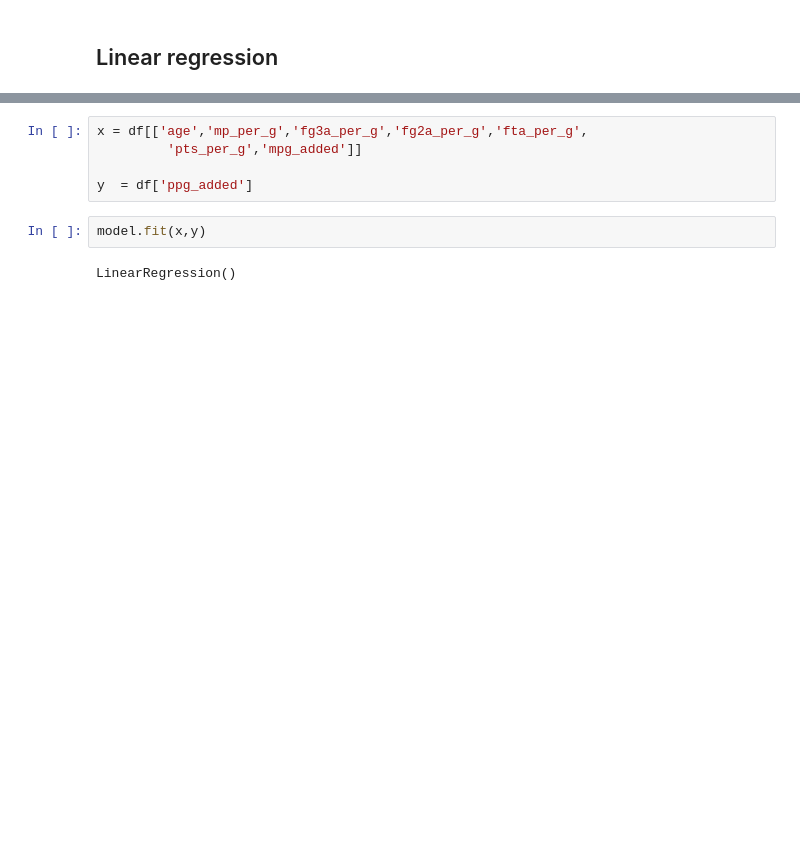
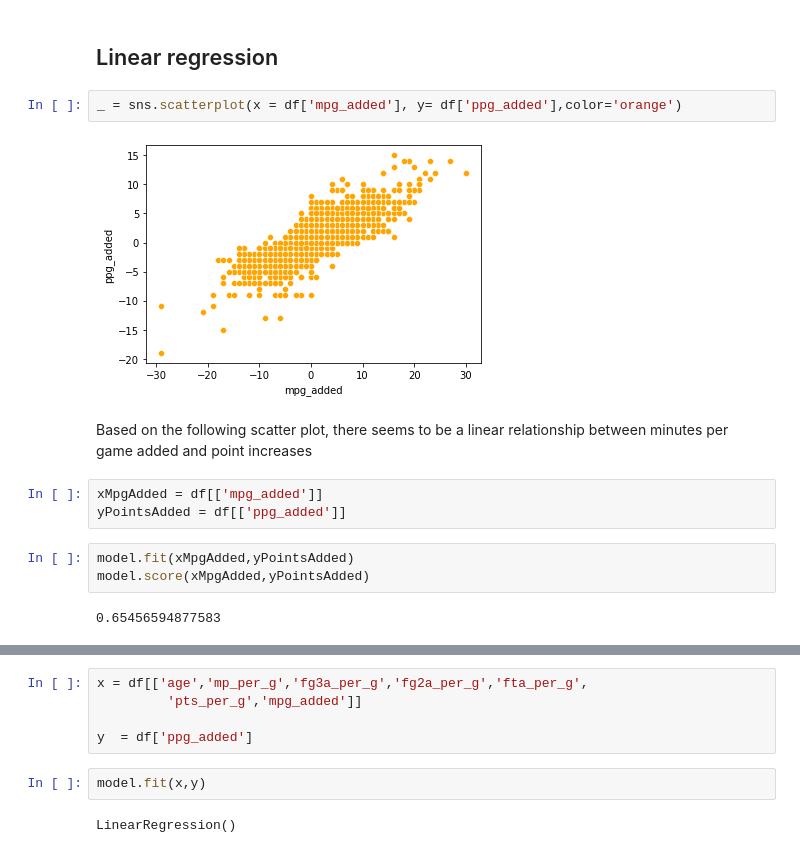
Before and after one commit to kunal-kapur/PlayerRegression-, a Jupyter notebook: Player Analysis.ipynb, the cells around one changed output, grey strips where cells are left out. Cells and saved outputs as stored; diff of their text form; blank space fills up the shorter version.

```diff
--- a/Player Analysis.ipynb
+++ b/Player Analysis.ipynb
@@ -183,2 +193,16 @@ df.head()
 # %% [markdown]
 ## Linear regression
+# %%
+_ = sns.scatterplot(x = df['mpg_added'], y= df['ppg_added'],color='orange')
+# %% [output]
+[figure, added]
+# %% [markdown]
+Based on the following scatter plot, there seems to be a linear relationship between minutes per game added and point increases
+# %%
+xMpgAdded = df[['mpg_added']]
+yPointsAdded = df[['ppg_added']]
+# %%
+model.fit(xMpgAdded,yPointsAdded)
+model.score(xMpgAdded,yPointsAdded)
+# %% [output]
+0.65456594877583
```
Also changed, not shown: parts of 32 cells of this notebook.
